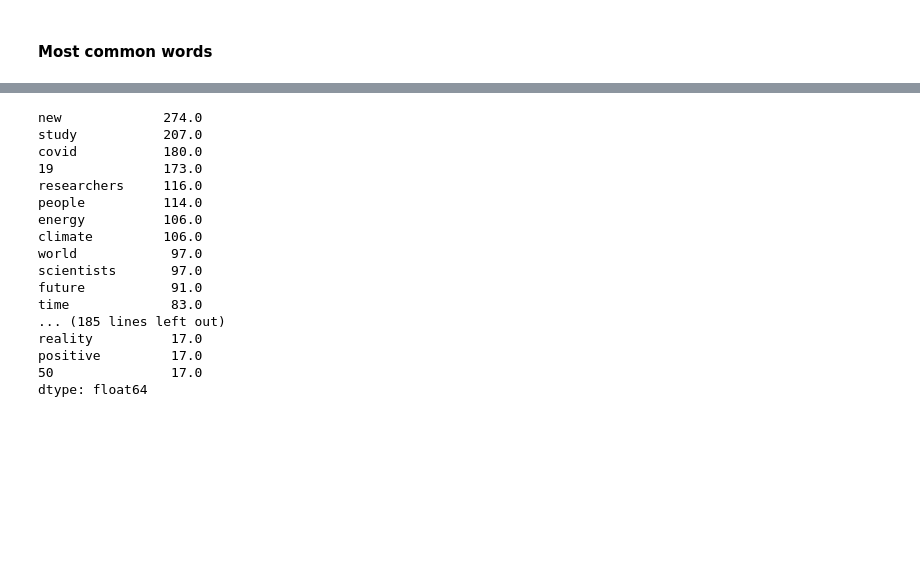
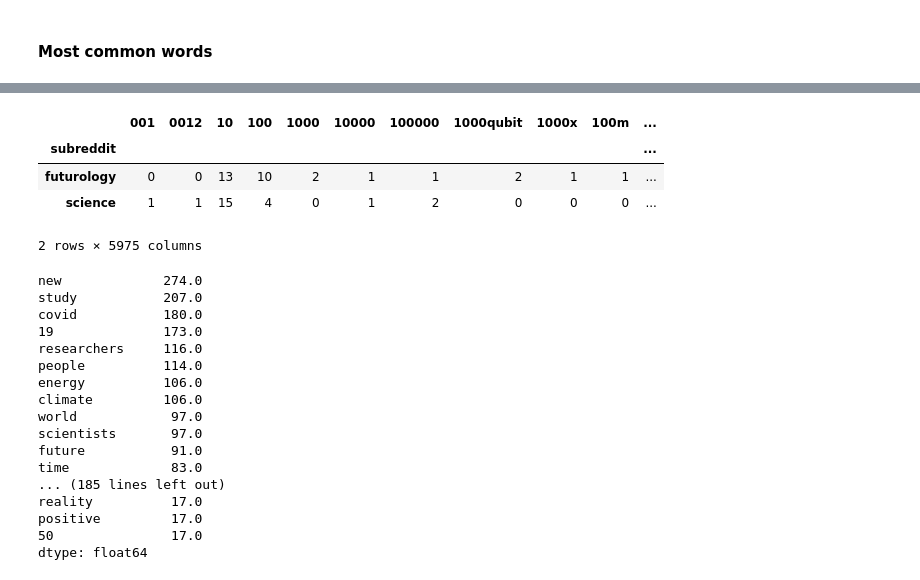
Before and after one commit to abishop17/plausible_utopia_nlp_classification_modeling, a Jupyter notebook: code/Project 3 - #1 of 3 (Preprocessing, EDA) - Plausible Utopia -- Classification Modeling on Subreddits.ipynb, the cells around one changed output, grey strips where cells are left out. Cells and saved outputs as stored; diff of their text form; code cells hidden in the pictures; blank space fills up the shorter version.

```diff
--- a/code/Project 3 - #1 of 3 (Preprocessing, EDA) - Plausible Utopia -- Classification Modeling on Subreddits.ipynb
+++ b/code/Project 3 - #1 of 3 (Preprocessing, EDA) - Plausible Utopia -- Classification Modeling on Subreddits.ipynb
@@ -374,3 +390,11 @@ plt.yticks(size = 11);
+# %%
+df_doc_term_matrix.groupby('subreddit').sum()
+# %% [output]
+|  | 001 | 0012 | 10 | 100 | 1000 | 10000 | 100000 | 1000qubit | 1000x | 100m | ... |
+| subreddit |  |  |  |  |  |  |  |  |  |  | ... |
+| futurology | 0 | 0 | 13 | 10 | 2 | 1 | 1 | 2 | 1 | 1 | ... |
+| science | 1 | 1 | 15 | 4 | 0 | 1 | 2 | 0 | 0 | 0 | ... |
+2 rows × 5975 columns
 # %%
 df_doc_term_matrix['subreddit'] = df_doc_term_matrix['subreddit'].map({'science': 1, 'futurology': 0})
 
```
Also changed, not shown: parts of 10 cells of this notebook, 1 other file.
